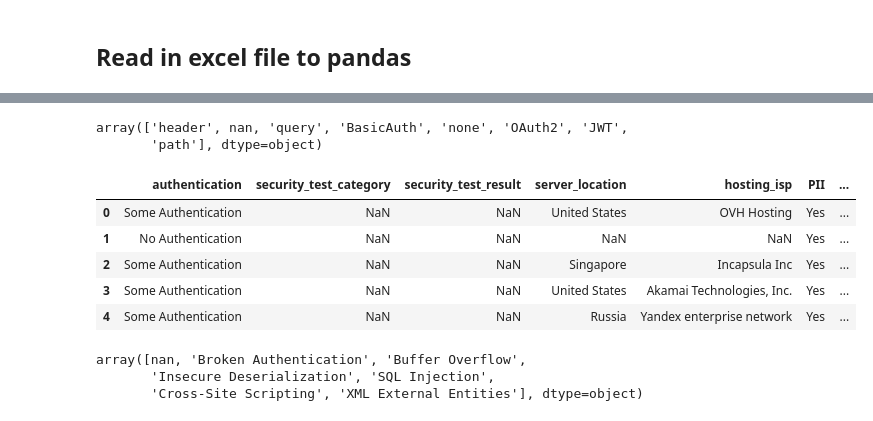
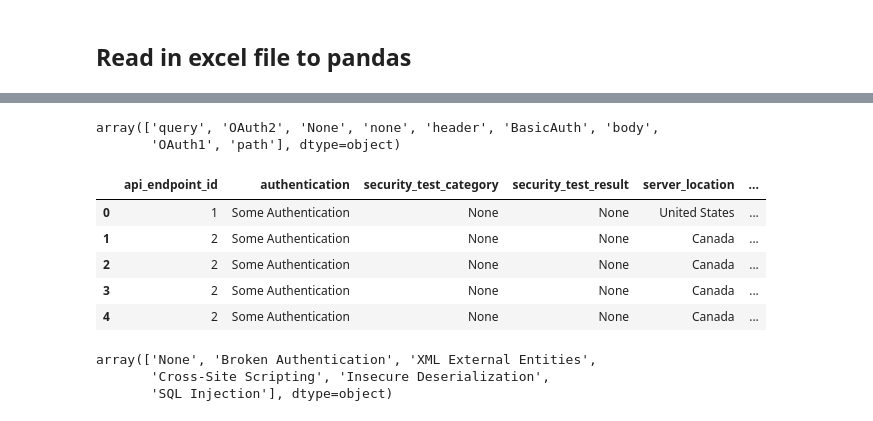
Before and after one commit to teejlab/API-Risk-Assessment-Framework, a Jupyter notebook: eda/eda_risk_based_rules.ipynb, the cells around one changed output, grey strips where cells are left out. Drawn from its saved outputs; the diff is of its cells as text; code cells hidden in the pictures.

```diff
--- a/eda/eda_risk_based_rules.ipynb
+++ b/eda/eda_risk_based_rules.ipynb
@@ -90,28 +81,43 @@ api_df.head()
+# %%
+api_df = pd.read_excel("../data/processed/df_pii.xlsx")
+api_df = api_df[['api_endpoint_id', 'authentication', 'security_test_category',
+                 'security_test_result', 'server_location', 'hosting_isp', 'is_pii', 'is_fii']]
+# fill nan values with "None"
+api_df = api_df.fillna("None")
+# rename the column "is_pii" to "PII"
+api_df = api_df.rename(columns={"is_pii": "PII"})
+# rename the column "is_fii" to "FII"
+api_df = api_df.rename(columns={"is_fii": "FII"})
+# replace is_pii true to yes and false to no
+api_df["PII"] = api_df["PII"].replace(True, "Yes")
+api_df["PII"] = api_df["PII"].replace(False, "No")
+# replace is_fii true to yes and false to no
+api_df["FII"] = api_df["FII"].replace(True, "Yes")
+api_df["FII"] = api_df["FII"].replace(False, "No")
 # %%
 api_df["authentication"].unique()
 # %% [output]
-array(['header', nan, 'query', 'BasicAuth', 'none', 'OAuth2', 'JWT',
-       'path'], dtype=object)
+array(['query', 'OAuth2', 'None', 'none', 'header', 'BasicAuth', 'body',
+       'OAuth1', 'path'], dtype=object)
 # %%
 # process column authentication from api_df, replace nan and none with "No Authentication"
-api_df["authentication"] = api_df["authentication"].fillna("No Authentication")
 api_df["authentication"] = api_df["authentication"].replace(
     "None", "No Authentication")
 # replace all value that not "No Authentication" with "Some Authentication"
 api_df["authentication"].mask(api_df["authentication"] != "No Authentication", "Some Authentication", inplace=True)
 api_df.head()
 # %% [output]
-|  | authentication | security_test_category | security_test_result | server_location | hosting_isp | PII | ... |
-| 0 | Some Authentication | NaN | NaN | United States | OVH Hosting | Yes | ... |
-| 1 | No Authentication | NaN | NaN | NaN | NaN | Yes | ... |
-| 2 | Some Authentication | NaN | NaN | Singapore | Incapsula Inc | Yes | ... |
-| 3 | Some Authentication | NaN | NaN | United States | Akamai Technologies, Inc. | Yes | ... |
-| 4 | Some Authentication | NaN | NaN | Russia | Yandex enterprise network | Yes | ... |
+|  | api_endpoint_id | authentication | security_test_category | security_test_result | server_location | ... |
+| 0 | 1 | Some Authentication | None | None | United States | ... |
+| 1 | 2 | Some Authentication | None | None | Canada | ... |
+| 2 | 2 | Some Authentication | None | None | Canada | ... |
+| 3 | 2 | Some Authentication | None | None | Canada | ... |
+| 4 | 2 | Some Authentication | None | None | Canada | ... |
 # %%
 api_df["security_test_category"].unique()
 # %% [output]
-array([nan, 'Broken Authentication', 'Buffer Overflow',
-       'Insecure Deserialization', 'SQL Injection',
-       'Cross-Site Scripting', 'XML External Entities'], dtype=object)
+array(['None', 'Broken Authentication', 'XML External Entities',
+       'Cross-Site Scripting', 'Insecure Deserialization',
+       'SQL Injection'], dtype=object)
 # %%
 # process column security_test_category from api_df, replace nan with "No Test Performed/Available"
```
Also changed, not shown: parts of 18 cells of this notebook.
